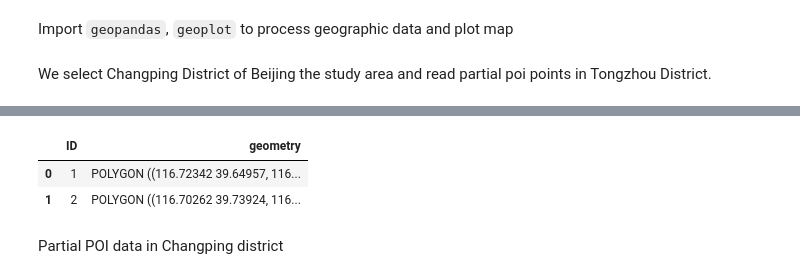
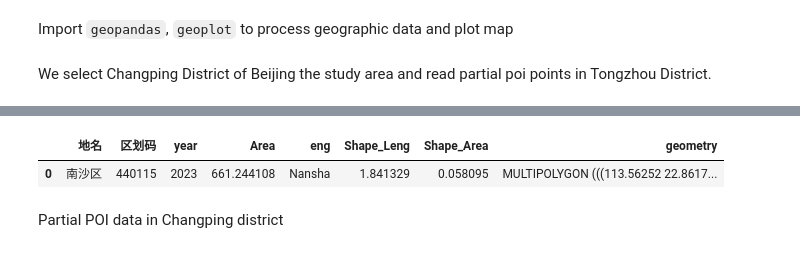
Before and after one commit to HIGISX/hispot, a Jupyter notebook: Notebooks/pCenter.ipynb, the cells around one changed output, grey strips where cells are left out. Saved outputs shown, nothing was run; the diff lists cells and outputs as text; code cells hidden in the pictures.

```diff
--- a/Notebooks/pCenter.ipynb
+++ b/Notebooks/pCenter.ipynb
@@ -126,6 +550,6 @@ from math import *
 We select Changping District of Beijing the study area and read partial poi points in Tongzhou District.
 # %%
 %%time
-region=gpd.read_file("../data/beijing/tongzhou/tongzhou.shp")
+region=gpd.read_file("../data/guangzhou/南沙区.shp")
 region.head(2)
 # %% [output]
@@ -134,6 +558,5 @@ Wall time: 15.2 ms
-|  | ID | geometry |
-| 0 | 1 | POLYGON ((116.72342 39.64957, 116... |
-| 1 | 2 | POLYGON ((116.70262 39.73924, 116... |
+|  | 地名 | 区划码 | year | Area | eng | Shape_Leng | Shape_Area | geometry |
+| 0 | 南沙区 | 440115 | 2023 | 661.244108 | Nansha | 1.841329 | 0.058095 | MULTIPOLYGON (((113.56252 22.8617... |
 # %% [markdown]
 Partial POI data in Changping district
 # %%
```
Also changed, not shown: parts of 24 cells of this notebook, 10 other files.
